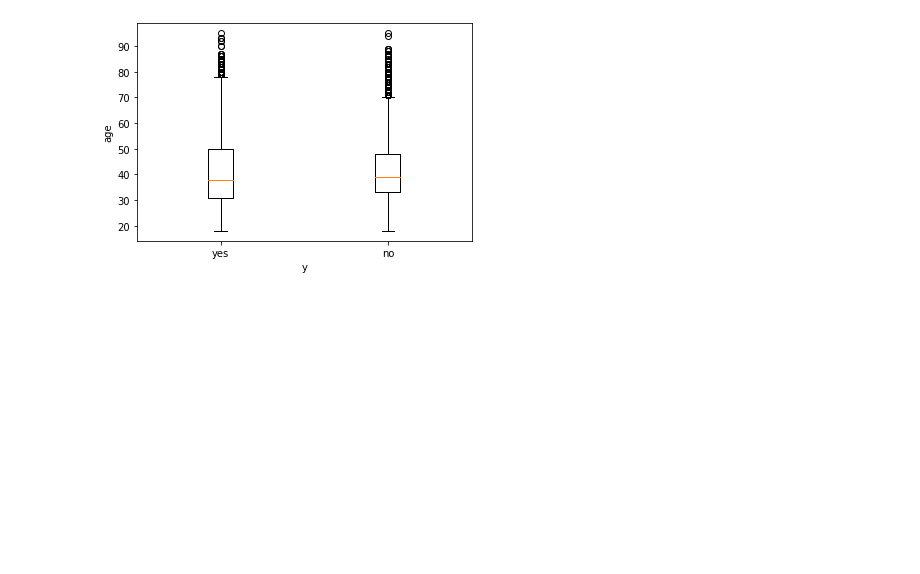
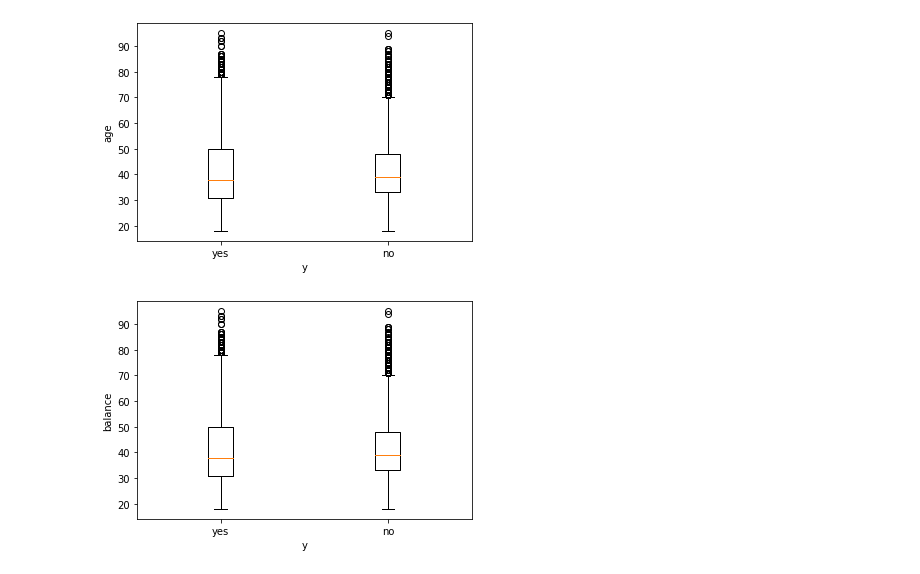
Before and after one commit to diligejy/python_analysis, a Jupyter notebook: ml_preprocessing/source_code/ch3_bank.ipynb, the cells around one changed output. Cells and saved outputs as stored; diff of their text form; code cells hidden in the pictures; blank space fills up the shorter version.

```diff
--- a/ml_preprocessing/source_code/ch3_bank.ipynb
+++ b/ml_preprocessing/source_code/ch3_bank.ipynb
@@ -268,3 +268,16 @@ plt.setp(ax, xticklabels=['yes', 'no'])
 plt.show()
 # %% [output]
 [figure]
+# %%
+y_yes = bank_df[bank_df['y'] == 'yes']
+y_no = bank_df[bank_df['y'] == 'no']
+y_balance = [y_yes['balance'], y_no['balance']]
+
+plt.boxplot(y_age)
+plt.xlabel('y')
+plt.ylabel('balance')
+ax = plt.gca()
+plt.setp(ax, xticklabels=['yes', 'no'])
+plt.show()
+# %% [output]
+[figure, added]
```
Also changed, not shown: 1 other file.
